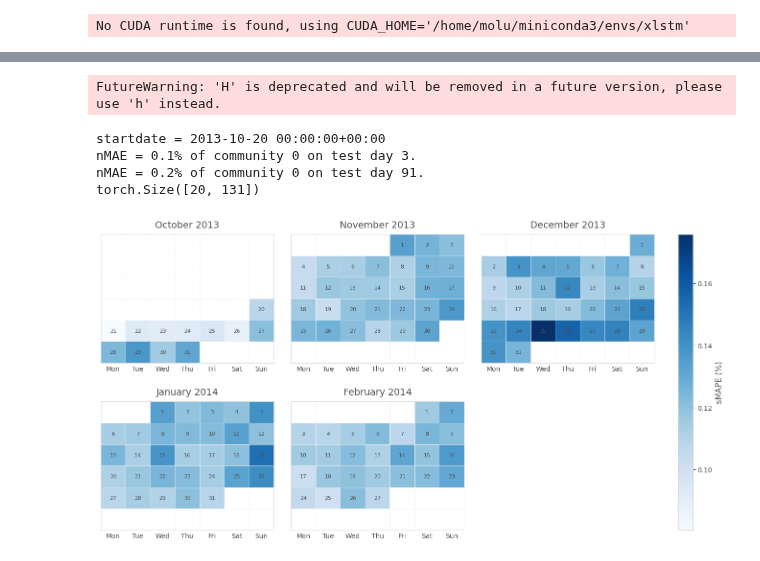
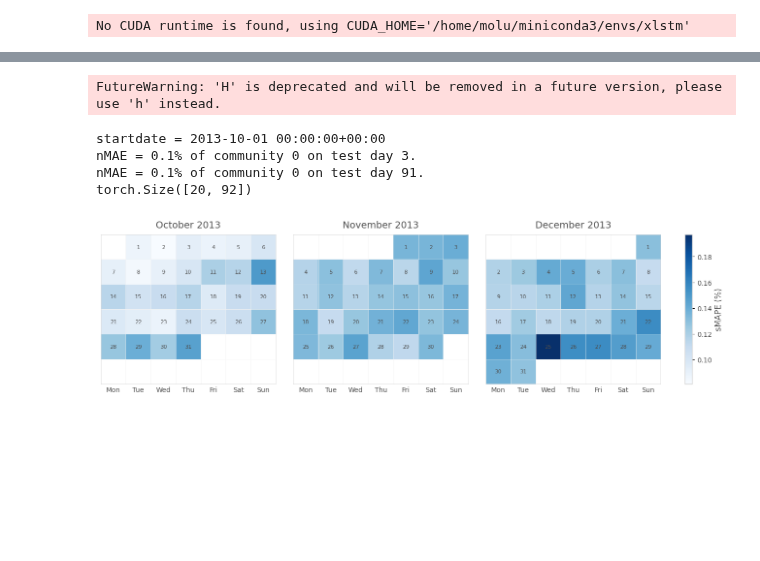
Before and after one commit to erc-fhv/loadforecasting, a Jupyter notebook: scripts/Paper_Illustration.ipynb, the cells around one changed output, grey strips where cells are left out. Drawn from its saved outputs; the diff is of its cells as text; code cells hidden in the pictures; blank space fills up the shorter version.

```diff
--- a/scripts/Paper_Illustration.ipynb
+++ b/scripts/Paper_Illustration.ipynb
@@ -43,7 +43,7 @@ if execute_this_cell:
     # Define a specific configuration
     #
     myConfig = Config_of_one_run(ModelSize.MEDIUM, DoPretraining.YES, DoTransferLearning.YES, Aggregation_Count._50_HOUSEHOLDS,
-                    NrOfComunities._20, TrainingHistory._12_MONTH, UsedModels.ALL, Epochs.DEFAULT)
+                    NrOfComunities._20, TrainingHistory._12_MONTH, TestSize._3_MONTH, TrainingFuture._0_MONTH, DevSize._2_MONTH, UsedModels.ALL, Epochs.DEFAULT)
 
     modelTrainer = ModelTrainer.ModelTrainer()
     loadProfiles, weatherData, public_holidays_timestamps = modelTrainer.load_data(myConfig)
@@ -494,14 +597,17 @@ importlib.reload(ModelTrainer)
 #
 path_to_trained_parameters = 'scripts/outputs/all_trained_models.pth'
 myConfig = Config_of_one_run(ModelSize.MEDIUM, DoPretraining.YES, DoTransferLearning.YES, Aggregation_Count._50_HOUSEHOLDS,
-                NrOfComunities._20, TrainingHistory._12_MONTH, UsedModels.ALL, Epochs.DEFAULT)
+                NrOfComunities._20, TrainingHistory._12_MONTH, TestSize._3_MONTH, TrainingFuture._0_MONTH, DevSize._2_MONTH, UsedModels.ALL, Epochs.DEFAULT)
 model_type = 'xLSTM'
 
 modelTrainer = ModelTrainer.ModelTrainer()
 loadProfiles, weatherData, public_holidays_timestamps = modelTrainer.load_data(myConfig)
-modelAdapter = ModelAdapter.ModelAdapter(public_holidays_timestamps,
-                        train_size = myConfig.trainingHistory,
-                        test_size = modelTrainer.test_set_size_days,
+modelAdapter = ModelAdapter.ModelAdapter(
+                        public_holidays_timestamps,
+                        trainHistory = myConfig.trainingHistory,
+                        testSize = myConfig.testSize,
+                        trainFuture = myConfig.trainingFuture,
+                        devSize = myConfig.devSize,
                         )
 
 # Do Predictions
@@ -519,34 +625,34 @@ for community_id in range(Simulation_config.NrOfComunities._20):
     loss_fn = nn.L1Loss(reduction='none')
     assert type(loss_fn) == type(my_Model.loss_fn), "Different loss function then in the model chosen!"
     nMAE = (loss_fn(Y_pred, Y_real).mean(dim=1)) / torch.mean(Y_real)
     nMAE = nMAE.unsqueeze(0)
     if nMAE_values == None:
         nMAE_values = torch.zeros((0, Y_pred.shape[0]))
     nMAE_values = torch.cat([nMAE_values, nMAE], dim=0)
 
 startdate = modelAdapter.getStartDateFromIndex('test', 0)
 print(f"startdate = {startdate}")
 
 # Print daily nMAE results of chosen community
 #
 community_id = 0
 test_day_nrs = [3, 91]
 for test_day_nr in test_day_nrs:
     print(f"nMAE = {nMAE_values[community_id, test_day_nr].item():.1f}% " \
           f"of community {community_id} on test day {test_day_nr}.")
 
 # Average over the different commnities
 #
 daily_values = nMAE_values.mean(dim=0)
 print(nMAE_values.shape)
 
 # Create plot
 #
 utils.Evaluate_Models.create_calendar_plot(startdate, daily_values)
 # %% [output]
 FutureWarning: 'H' is deprecated and will be removed in a future version, please use 'h' instead.
-startdate = 2013-10-20 00:00:00+00:00
+startdate = 2013-10-01 00:00:00+00:00
 nMAE = 0.1% of community 0 on test day 3.
-nMAE = 0.2% of community 0 on test day 91.
-torch.Size([20, 131])
+nMAE = 0.1% of community 0 on test day 91.
+torch.Size([20, 92])
-[figure, old version]
+[figure, new version]
```
Also changed, not shown: parts of 5 cells of this notebook, 3 other files.
